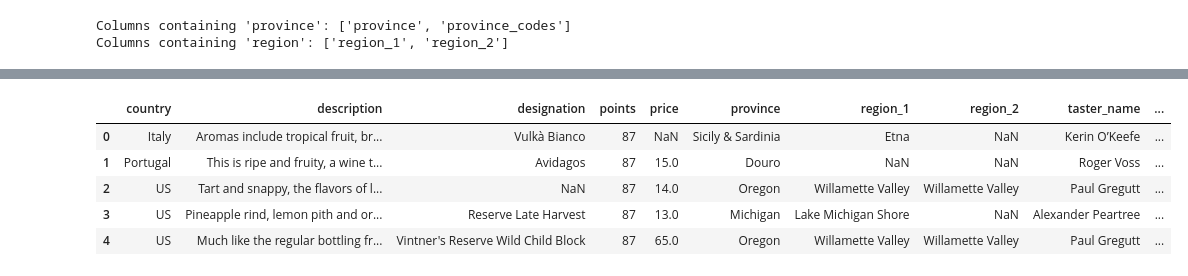
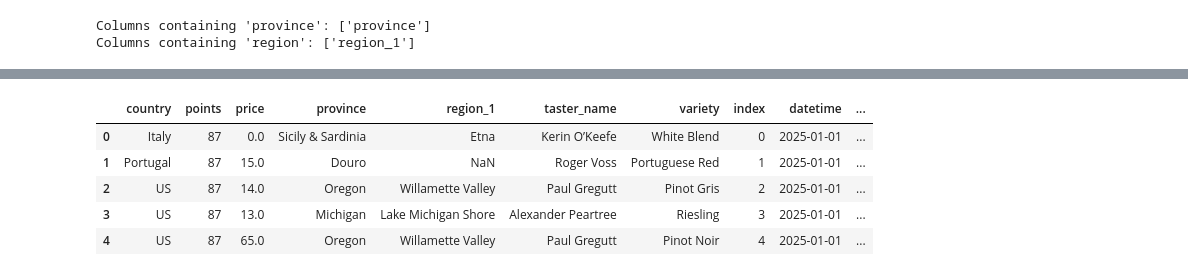
Before and after one commit to tmnstraub/MLOPS2425, a Jupyter notebook: notebooks/preprocessing_eda.ipynb, the cells around one changed output, grey strips where cells are left out. Cells and saved outputs as stored; diff of their text form; code cells hidden in the pictures.

```diff
--- a/notebooks/preprocessing_eda.ipynb
+++ b/notebooks/preprocessing_eda.ipynb
@@ -44,3 +26,3 @@ os.chdir('/Users/svengoerdes/Projects/Master/MLOps_Project/project/')
 # %%
-wine_raw_df = catalog.load('wine_raw_data')
+wine_ingested = catalog.load('wine_ingested_data')
 # %% [output]
@@ -111,43 +102,43 @@ province    0
 dtype: int64
 # %%
 # Check for columns containing 'province'
-province_cols = [col for col in wine_raw_df.columns if 'province' in col.lower()]
+province_cols = [col for col in wine_ingested.columns if 'province' in col.lower()]
 print("Columns containing 'province':", province_cols)
 
 # Check for columns containing 'region'
-region_cols = [col for col in wine_raw_df.columns if 'region' in col.lower()]
+region_cols = [col for col in wine_ingested.columns if 'region' in col.lower()]
 print("Columns containing 'region':", region_cols)
 # %% [output]
-Columns containing 'province': ['province', 'province_codes']
-Columns containing 'region': ['region_1', 'region_2']
+Columns containing 'province': ['province']
+Columns containing 'region': ['region_1']
 # %%
 # set 'Unnamed: 0' to index
 
 # lets replace na values with 'unknown' values
 import pandas as pd
 
-wine_raw_df['province'] = wine_raw_df['province'].apply(lambda x: 'unknown' if pd.isna(x) else x)
-# wine_raw_df['province'] = wine_raw_df['province'].fillna('unknown')
+wine_ingested['province'] = wine_ingested['province'].apply(lambda x: 'unknown' if pd.isna(x) else x)
+# wine_ingested['province'] = wine_ingested['province'].fillna('unknown')
 
 
 
 # lets encode region_1 with values
-wine_raw_df['province'] = wine_raw_df['province'].astype('category')
+wine_ingested['province'] = wine_ingested['province'].astype('category')
 
 #
-wine_raw_df['province_codes'] = wine_raw_df['province'].cat.codes
+wine_ingested['province_codes'] = wine_ingested['province'].cat.codes
 
 # encode categorical value with value 1000
 
-# wine_raw_df['province_codes'] = wine_raw_df[['province_codes', 'province']].apply(lambda x: 1000 if x['province'] == 'unknown' else x['province_codes'])
-wine_raw_df.loc[wine_raw_df['province'] == 'unknown', 'province_codes'] = 1000
-wine_raw_df.head()
+# wine_ingested['province_codes'] = wine_ingested[['province_codes', 'province']].apply(lambda x: 1000 if x['province'] == 'unknown' else x['province_codes'])
+wine_ingested.loc[wine_ingested['province'] == 'unknown', 'province_codes'] = 1000
+wine_ingested.head()
 # %% [output]
 [interactive output not drawn]
-|  | country | description | designation | points | price | province | region_1 | region_2 | taster_name | ... |
-| 0 | Italy | Aromas include tropical fruit, br... | Vulkà Bianco | 87 | NaN | Sicily & Sardinia | Etna | NaN | Kerin O’Keefe | ... |
-| 1 | Portugal | This is ripe and fruity, a wine t... | Avidagos | 87 | 15.0 | Douro | NaN | NaN | Roger Voss | ... |
-| 2 | US | Tart and snappy, the flavors of l... | NaN | 87 | 14.0 | Oregon | Willamette Valley | Willamette Valley | Paul Gregutt | ... |
-| 3 | US | Pineapple rind, lemon pith and or... | Reserve Late Harvest | 87 | 13.0 | Michigan | Lake Michigan Shore | NaN | Alexander Peartree | ... |
-| 4 | US | Much like the regular bottling fr... | Vintner's Reserve Wild Child Block | 87 | 65.0 | Oregon | Willamette Valley | Willamette Valley | Paul Gregutt | ... |
+|  | country | points | price | province | region_1 | taster_name | variety | index | datetime | ... |
+| 0 | Italy | 87 | 0.0 | Sicily & Sardinia | Etna | Kerin O’Keefe | White Blend | 0 | 2025-01-01 | ... |
+| 1 | Portugal | 87 | 15.0 | Douro | NaN | Roger Voss | Portuguese Red | 1 | 2025-01-01 | ... |
+| 2 | US | 87 | 14.0 | Oregon | Willamette Valley | Paul Gregutt | Pinot Gris | 2 | 2025-01-01 | ... |
+| 3 | US | 87 | 13.0 | Michigan | Lake Michigan Shore | Alexander Peartree | Riesling | 3 | 2025-01-01 | ... |
+| 4 | US | 87 | 65.0 | Oregon | Willamette Valley | Paul Gregutt | Pinot Noir | 4 | 2025-01-01 | ... |
 # %%
```
Also changed, not shown: parts of 10 cells of this notebook.
